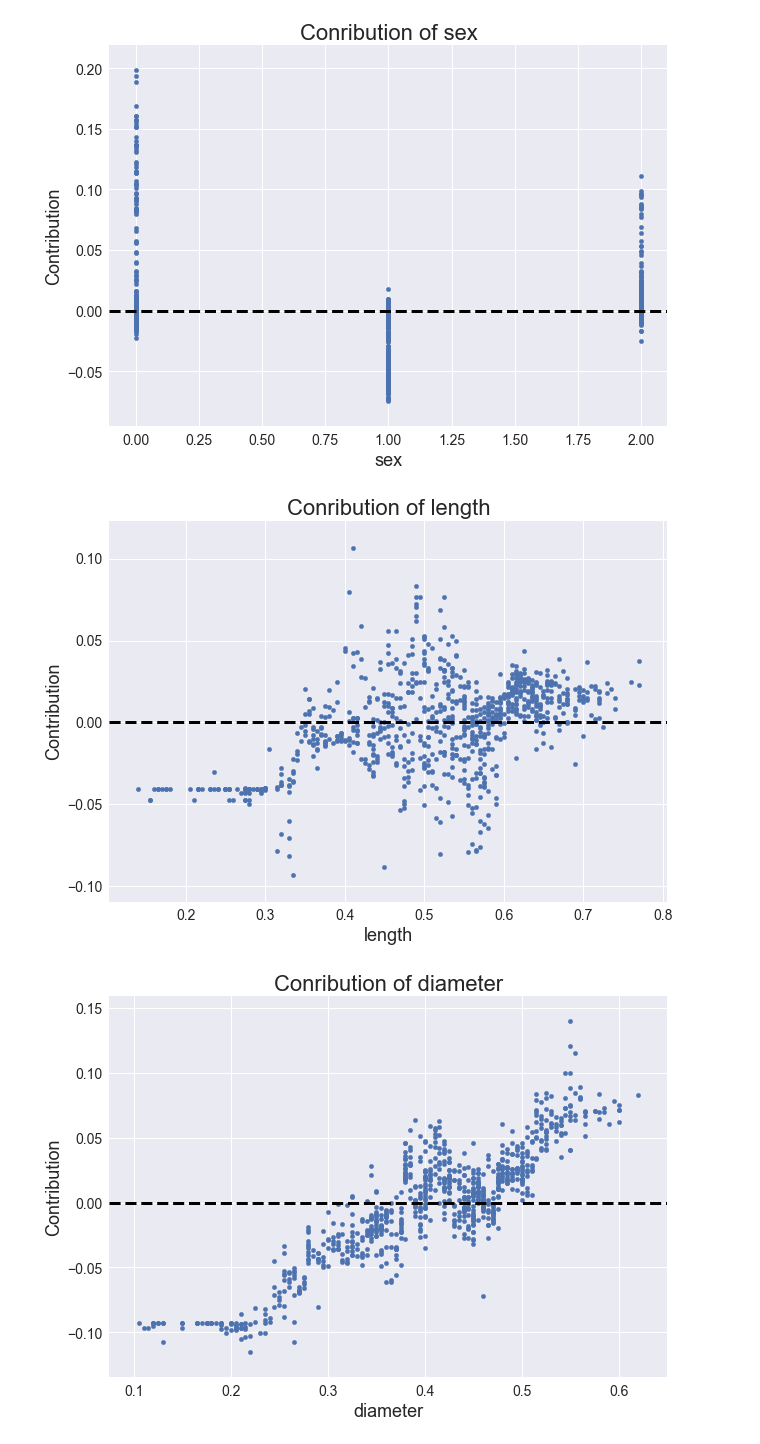
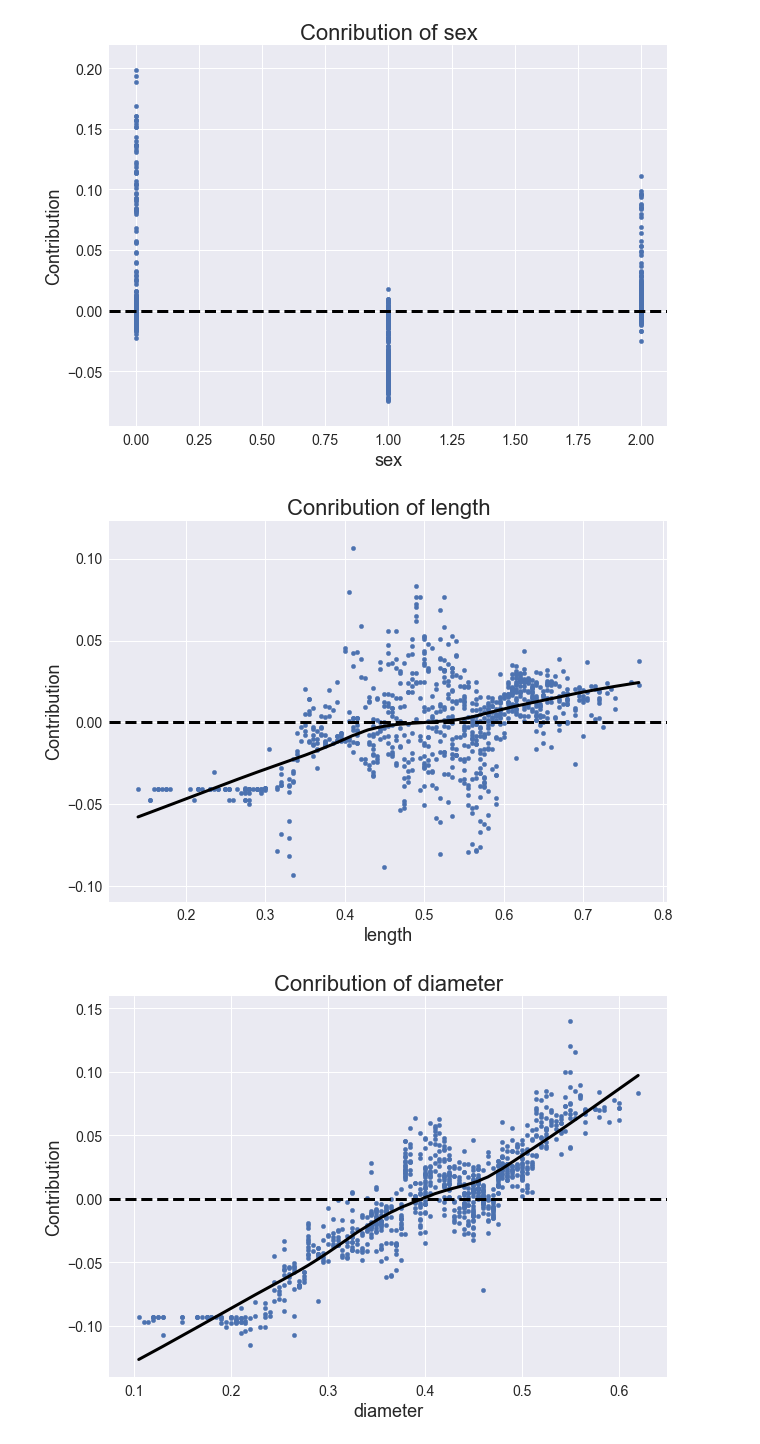
Before and after one commit to gregtam/interpreting-decision-trees-and-random-forests, a Jupyter notebook: Explaining Decision Trees and Random Forests.ipynb, the cells around one changed output. Cells and saved outputs as stored; diff of their text form; code cells hidden in the pictures.

Commit message:
Add LOWESS smoothing, commenting to notebooks. Update README.md.

```diff
--- a/Explaining Decision Trees and Random Forests.ipynb
+++ b/Explaining Decision Trees and Random Forests.ipynb
@@ -163,10 +173,10 @@ plot_single_feat_contrib('sex', X_test, rf_contrib_df)
 # %% [output]
 [figure]
 # %%
-plot_single_feat_contrib('length', X_test, rf_contrib_df)
+plot_single_feat_contrib('length', X_test, rf_contrib_df, add_smooth=True)
 # %% [output]
-[figure, old version]
+[figure, new version]
 # %%
-plot_single_feat_contrib('diameter', X_test, rf_contrib_df)
+plot_single_feat_contrib('diameter', X_test, rf_contrib_df, add_smooth=True)
 # %% [output]
-[figure, old version]
+[figure, new version]
```
Also changed, not shown: parts of 16 cells of this notebook, 2 other files.
